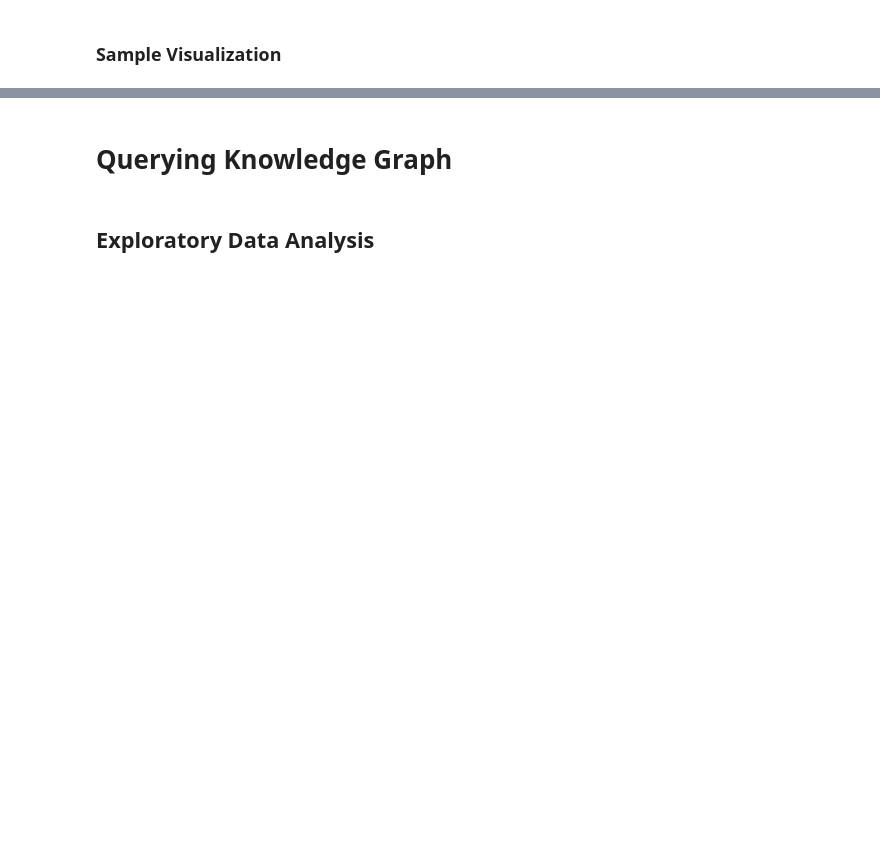
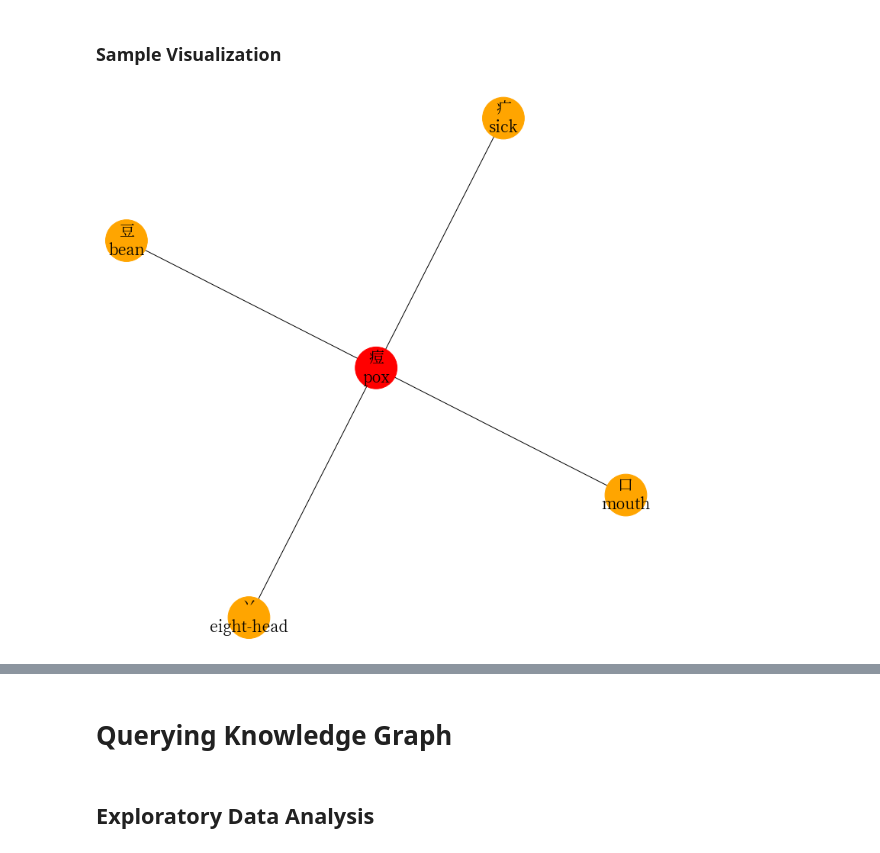
Before and after one commit to Ifkarsyah/kanjigen, a Jupyter notebook: kanjigen-be/s2_networkx/TA2 - v2.ipynb, the cells around one changed output, grey strips where cells are left out. Cells and saved outputs as stored; diff of their text form; code cells hidden in the pictures; blank space fills up the shorter version.

Commit message:
create meaningful symbol

```diff
--- a/kanjigen-be/s2_networkx/TA2 - v2.ipynb
+++ b/kanjigen-be/s2_networkx/TA2 - v2.ipynb
@@ -240,3 +237,3 @@ list(G.nodes())[:10]
 # %%
-G.add_edges_from(g_edges)
+G.add_edges_from(kanjigen_edges)
 list(G.edges())[:10]
@@ -243,9 +251,2 @@ list(G.edges())[:10]
-# %%
-for e in list(G.edges()):
-    radical, kanji = e
-    if kanji.symbol == '痘':
-        print(e)
-p = get_node(g_nodes, '痘', 'kanji')
-[n for n in G.neighbors(p)]
 # %%
 print(nx.info(G))
@@ -264,19 +276,19 @@ import matplotlib.font_manager as fm
 # %%
-def visualize_graph(Graph: nx.Graph, figsize: tuple=(5,5), color_map: List[str]=None) -> None:
+def visualize_graph(Graph: nx.Graph, figsize: tuple=(15,15), color_map: List[str]=None, node_size: int=3000) -> None:
     if color_map == None:
         color_map = [n.color for n in Graph]
     else:
         color_map = color_map
 
     plt.figure(1,figsize=figsize)
-    nx.draw_kamada_kawai(Graph, node_color=color_map, with_labels=True, node_size=1000, font_size=20,font_family="Noto Serif CJK JP")
+    nx.draw_kamada_kawai(Graph, node_color=color_map, with_labels=True, node_size=node_size, font_size=20,font_family="Noto Serif CJK JP")
     plt.show()
 # %% [markdown]
 ### Sample Visualization
 # %%
 def get_sg_kanji_with() -> nx.Graph:
     sg = nx.Graph()
-    p = get_node(g_nodes, '痘', 'kanji')
+    p = get_node(kanjigen_nodes, '痘', 'kanji')
     radical_p = [n for n in G.neighbors(p)]
     sg.add_nodes_from(radical_p + [p])
     sg.add_edges_from([(p, rp) for rp in radical_p])
@@ -287,5 +299,7 @@ sg['full_graph'] = G
 sg['sample_nodes'] = lambda size: G.subgraph(random.sample(G.nodes, size))
 sg['kanji_plus_radical_neighbor'] = get_sg_kanji_with()
 # %%
-visualize_graph(Graph=sg['kanji_plus_radical_neighbor'], figsize=(5,5))
+visualize_graph(Graph=sg['kanji_plus_radical_neighbor'], figsize=(10,10))
+# %% [output]
+[figure, added]
 # %%
```
Also changed, not shown: parts of 19 cells of this notebook.
